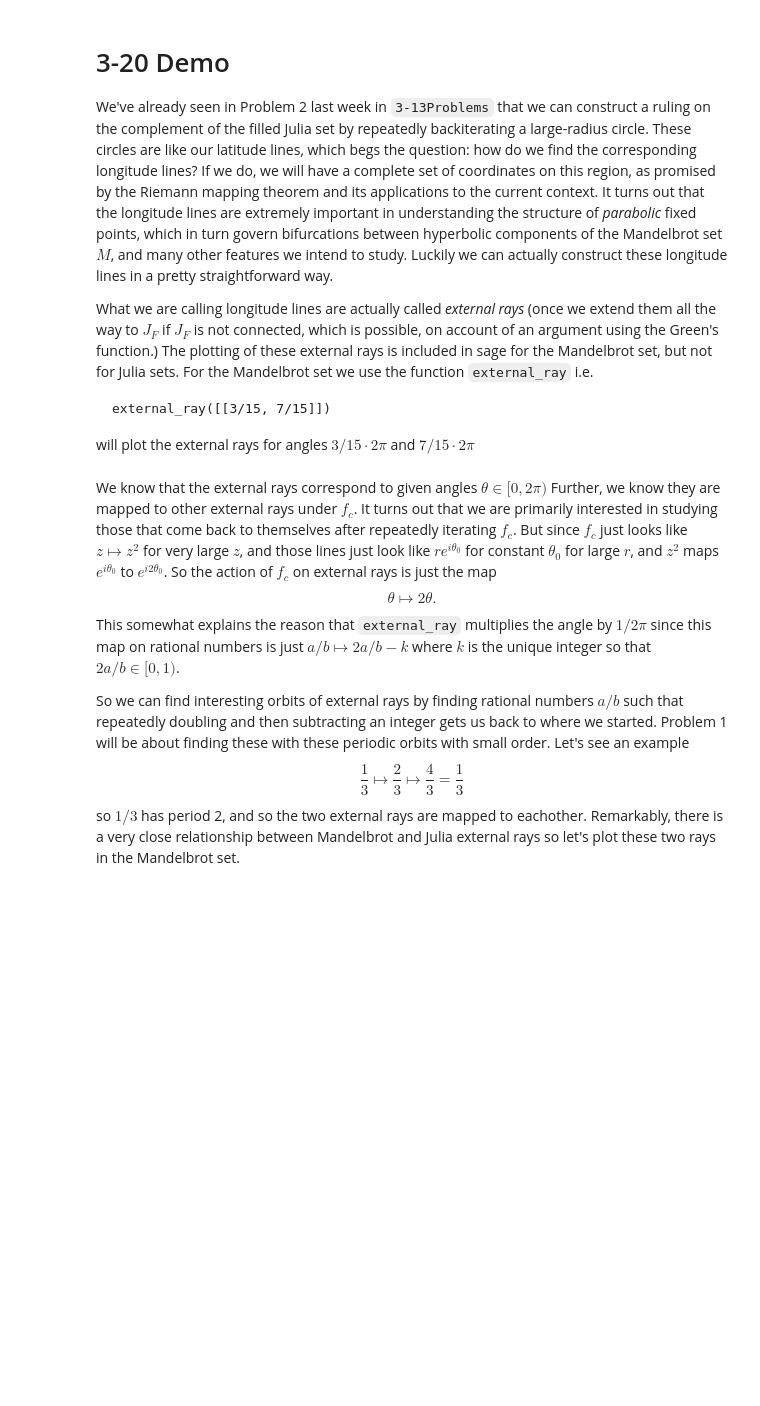
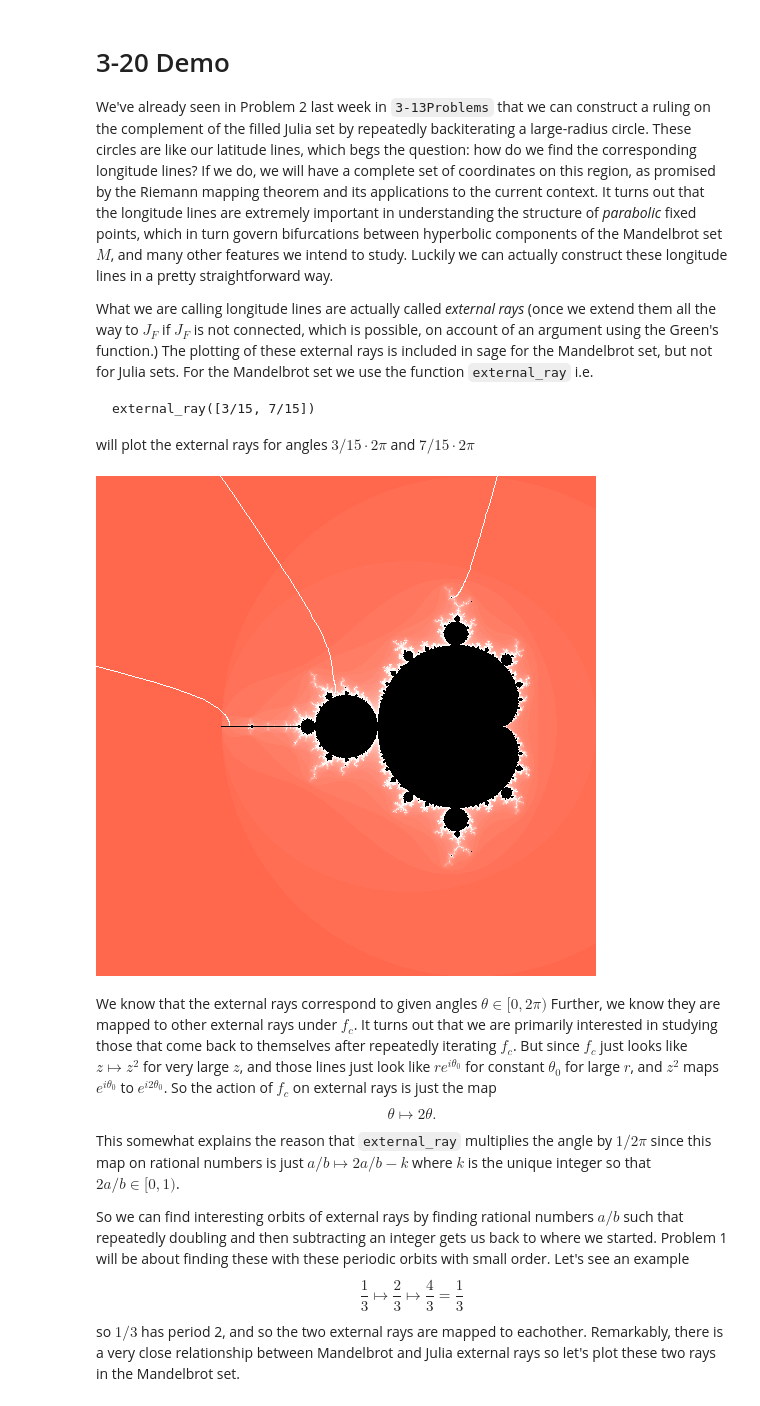
Before and after one commit to sam-dehority/SHPChaoasandFractals2021Spring, a Jupyter notebook: 3-20Demo.ipynb, the cells around one changed output. Drawn from its saved outputs; the diff is of its cells as text; code cells hidden in the pictures; blank space fills up the shorter version.

```diff
--- a/3-20Demo.ipynb
+++ b/3-20Demo.ipynb
@@ -5,9 +5,13 @@ We've already seen in Problem 2 last week in `3-13Problems` that we can construc
 
 What we are calling longitude lines are actually called *external rays* (once we extend them all the way to $J_F$ if $J_F$ is not connected, which is possible, on account of an argument using the Green's function.) The plotting of these external rays is included in sage for the Mandelbrot set, but not for Julia sets. For the Mandelbrot set we use the function `external_ray` i.e.
 
-    external_ray([[3/15, 7/15]])
+    external_ray([3/15, 7/15])
 
 will plot the external rays for angles $3/15 \cdot 2\pi$ and $7/15 \cdot 2\pi$
+# %%
+external_ray([3/15, 7/15, 22/63])
+# %% [output]
+[figure, added]
 # %% [markdown]
 We know that the external rays correspond to given angles $\theta \in [0, 2\pi)$ Further, we know they are mapped to other external rays under $f_c$. It turns out that we are primarily interested in studying those that come back to themselves after repeatedly iterating $f_c$. But since $f_c$ just looks like $z \mapsto z^2$ for very large $z$, and those lines just look like $r e^{i\theta_0}$ for constant $\theta_0$ for large $r$, and $z^2$ maps $e^{i\theta_0}$ to $e^{i2\theta_0}$. So the action of $f_c$ on external rays is just the map
 $$\theta \mapsto 2\theta.$$
```
Also changed, not shown: parts of 3 cells of this notebook.
